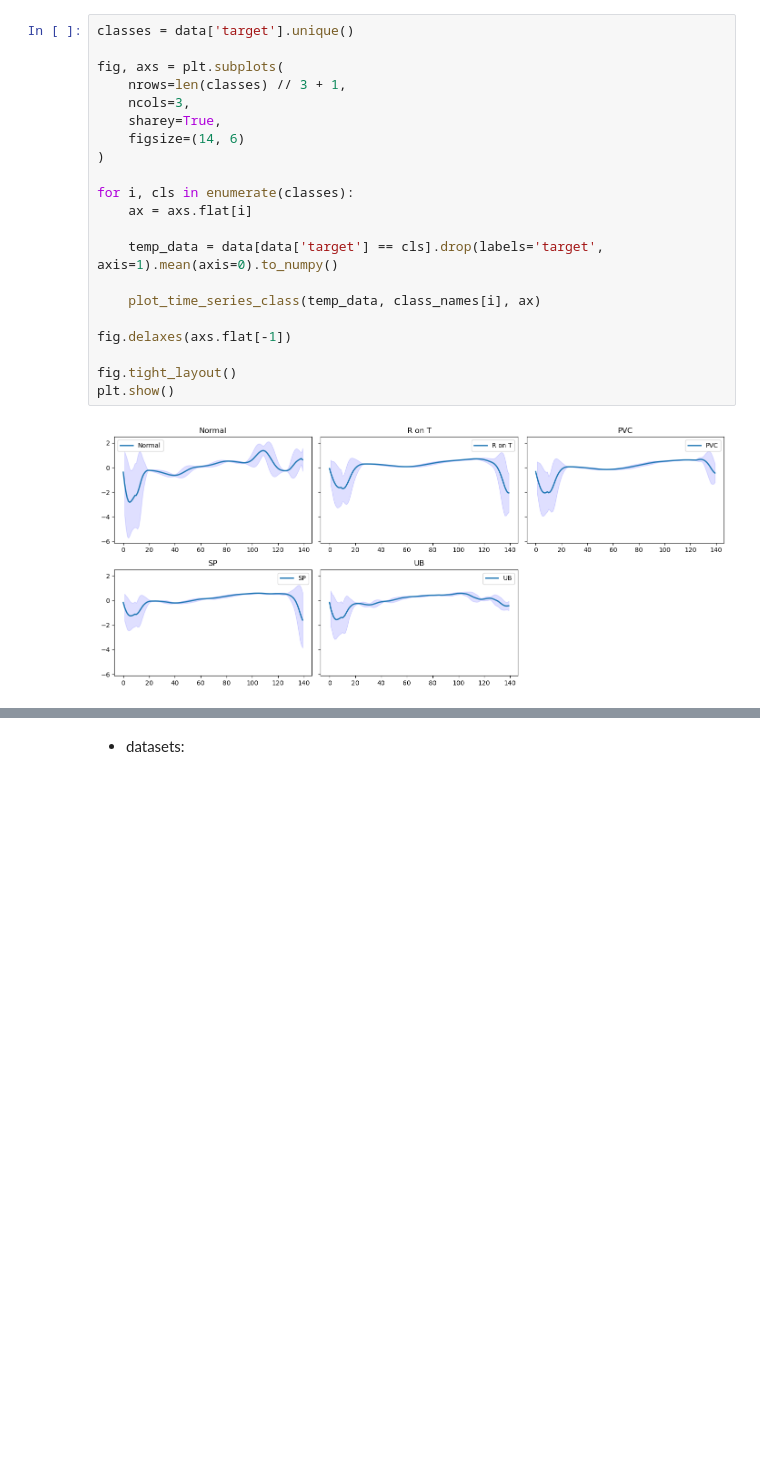
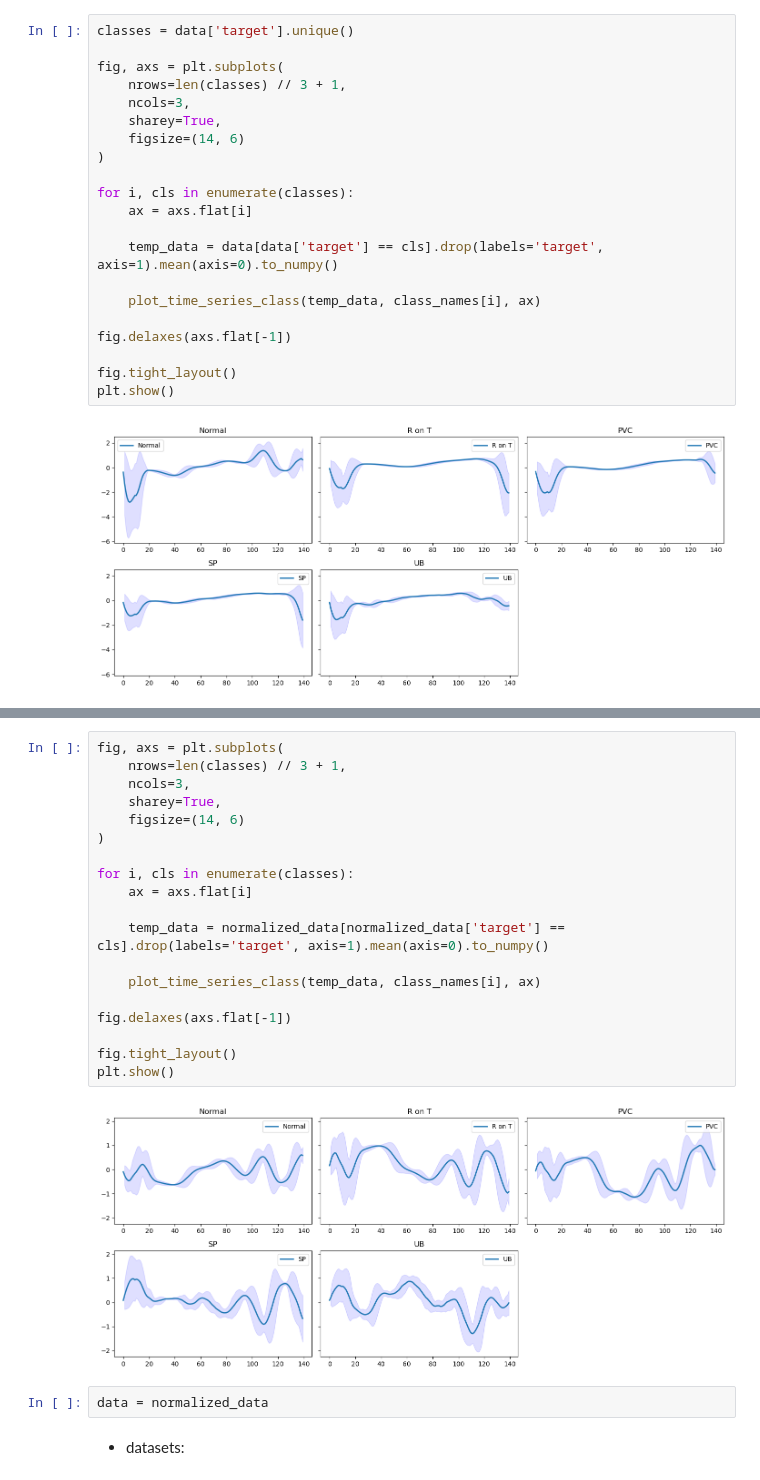
Before and after one commit to adam-langowski/Anomaly-Detection-in-ECG, a Jupyter notebook: anomaly_detection.ipynb, the cells around one changed output, grey strips where cells are left out. Cells and saved outputs as stored; diff of their text form; blank space fills up the shorter version.

```diff
--- a/anomaly_detection.ipynb
+++ b/anomaly_detection.ipynb
@@ -175,3 +197,26 @@ plt.show()
+# %%
+fig, axs = plt.subplots(
+    nrows=len(classes) // 3 + 1,
+    ncols=3,
+    sharey=True,
+    figsize=(14, 6)
+)
+
+for i, cls in enumerate(classes):
+    ax = axs.flat[i]
+
+    temp_data = normalized_data[normalized_data['target'] == cls].drop(labels='target', axis=1).mean(axis=0).to_numpy()
+
+    plot_time_series_class(temp_data, class_names[i], ax)
+
+fig.delaxes(axs.flat[-1])
+
+fig.tight_layout()
+plt.show()
+# %% [output]
+[figure, added]
+# %%
+data = normalized_data
 # %% [markdown]
 - datasets:
 # %%
```
Also changed, not shown: parts of 6 cells of this notebook, 1 other file.
